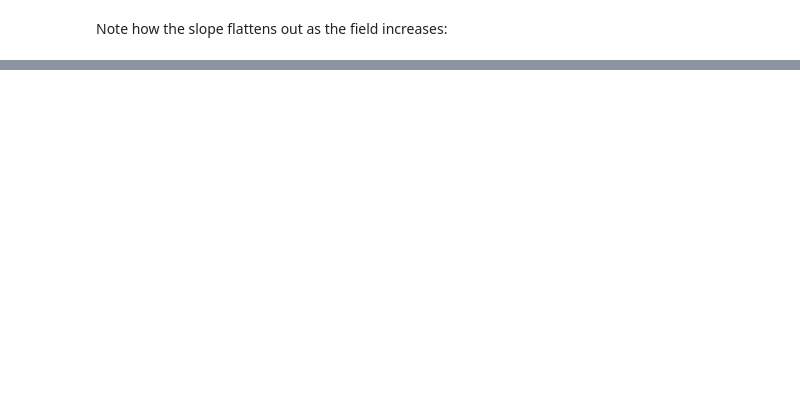
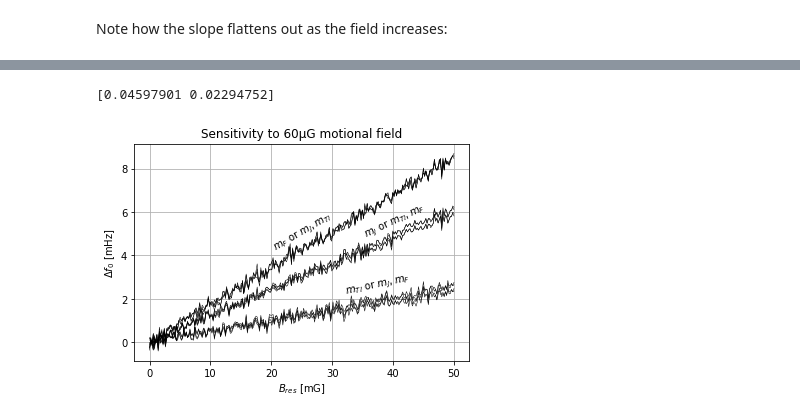
Before and after one commit to js216/TlF-ground-state-Hamiltonian, a Jupyter notebook: TlF Hyperfine Hamiltonian.ipynb, the cells around one changed output, grey strips where cells are left out. Cells and saved outputs as stored; diff of their text form; code cells hidden in the pictures; blank space fills up the shorter version.

```diff
--- a/TlF Hyperfine Hamiltonian.ipynb
+++ b/TlF Hyperfine Hamiltonian.ipynb
@@ -1017,0 +1129,16 @@ axx[1].yaxis.tick_right();
+# %%
+i_arr = [[10,7],[11,6],[10,6],[11,7],[8,7],[9,6],[8,6],[9,7],[10,9],[11,8],[10,8],[11,9]]
+Ez = 30e3
+
+print("i \t j   ME_x      ME_y      ME_z    SMt sens.")
+
+eigvals,eigvecs = np.linalg.eigh(Hff_alt_m+Ez*HSz_m)
+for i,j in i_arr:
+    # calculate matrix elements
+    ME_x = np.abs(eigvecs[:,i]@HZx_m@eigvecs[:,j])
+    ME_y = np.abs(eigvecs[:,i]@HZy_m@eigvecs[:,j])
+    ME_z = np.abs(eigvecs[:,i]@HZz_m@eigvecs[:,j])
+    SMt  = np.abs(eigvecs[:,i]@I1z_m@eigvecs[:,i] - eigvecs[:,j]@I1z_m@eigvecs[:,j])
+
+    # print values
+    print(i, "\t", j, " ", '%07.2f'%ME_x, " ", '%07.2f'%ME_y, " ", '%05.2f'%ME_z, " ", '%03.2f'%SMt)
@@ -1017,0 +1193,28 @@ axx[1].yaxis.tick_right();
+# %%
+from scipy.signal import savgol_filter
+
+# load from file
+data = np.loadtxt("data/Bmot_data.csv")
+
+# plot data
+for i,d in enumerate(data[1:]):
+    plt.plot(1e3*data[0], 1e6*d, color='black', lw=.5)
+
+# fit straight line
+fp = np.polyfit(1e3*data[0], 1e6*data[1], 1)
+print(fp)
+
+# plot labels
+plt.ylabel("$Δf_0$ [mHz]")
+plt.xlabel("$B_{res}$ [mG]")
+plt.title("Sensitivity to 60μG motional field")
+plt.text(20,4.25,"$m_{F}$ or $m_J,m_{Tl}$",rotation=30)
+plt.text(35,4.85,"$m_J$ or $m_{Tl},m_{F}$",rotation=25)
+plt.text(32,2.25,"$m_{Tl}$ or $m_J,m_{F}$",rotation=12)
+
+# plot format
+plt.grid()
+plt.show()
+# %% [output]
+[0.04597901 0.02294752]
+[figure, added]
```
Also changed, not shown: parts of 37 cells of this notebook, 2 other files.
